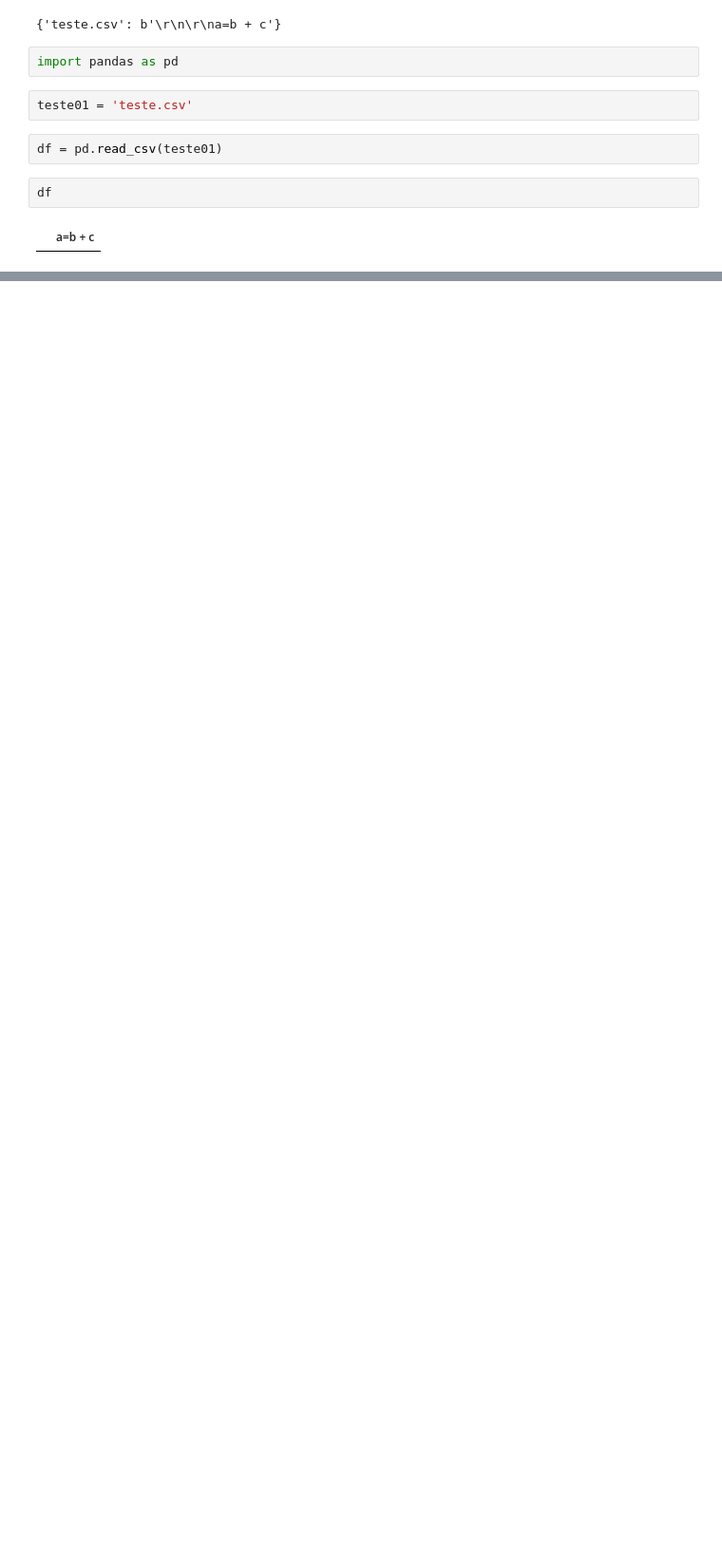
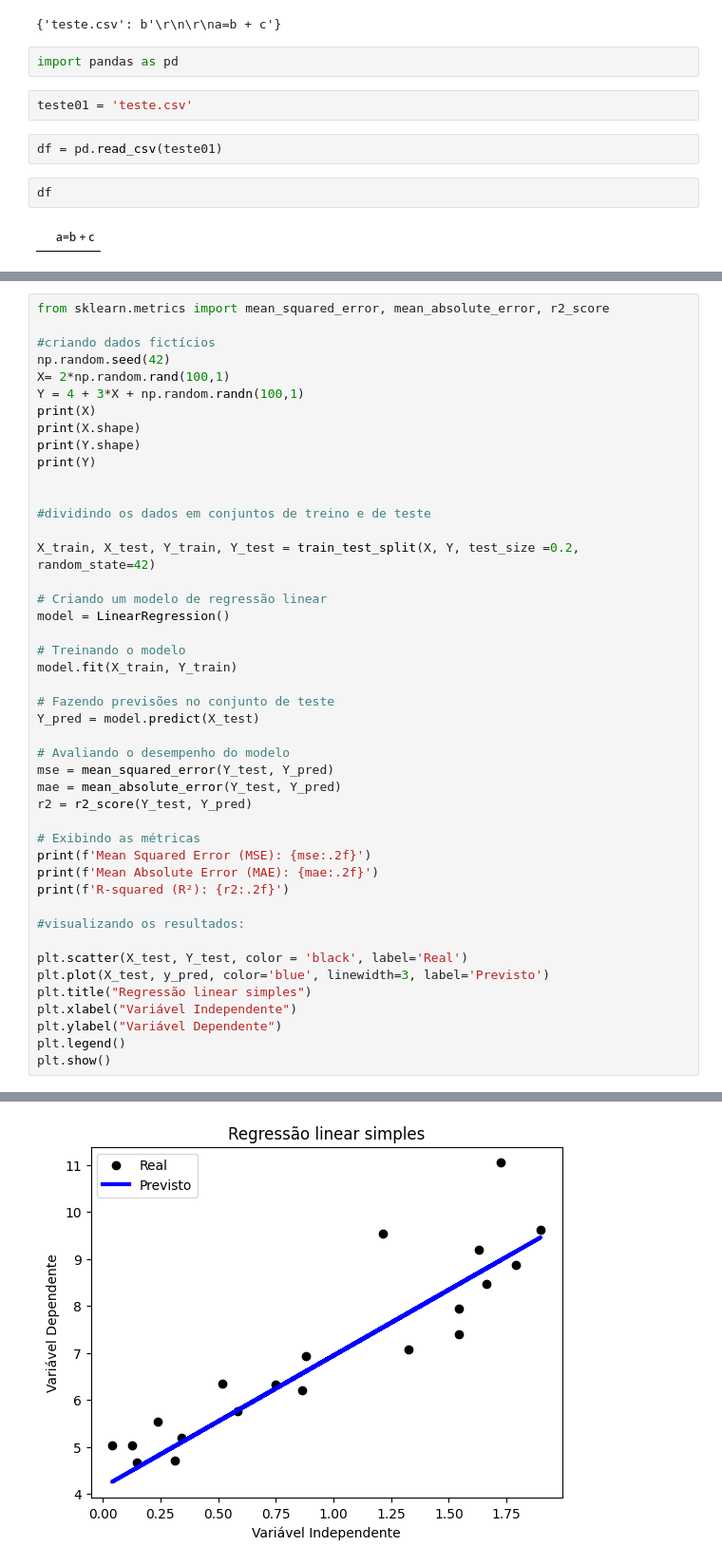
Before and after one commit to AugustoBonifacio001/AugustoBonifacio001, a Jupyter notebook: análise_de_dados.ipynb, the cells around one changed output, grey strips where cells are left out. Shown at 95% size. Cells and saved outputs as stored; diff of their text form; blank space fills up the shorter version.

```diff
--- a/análise_de_dados.ipynb
+++ b/análise_de_dados.ipynb
@@ -277,0 +322,46 @@ df
+# %%
+from sklearn.metrics import mean_squared_error, mean_absolute_error, r2_score
+
+#criando dados fictícios
+np.random.seed(42)
+X= 2*np.random.rand(100,1)
+Y = 4 + 3*X + np.random.randn(100,1)
+print(X)
+print(X.shape)
+print(Y.shape)
+print(Y)
+
+
+#dividindo os dados em conjuntos de treino e de teste
+
+X_train, X_test, Y_train, Y_test = train_test_split(X, Y, test_size =0.2, random_state=42)
+
+# Criando um modelo de regressão linear
+model = LinearRegression()
+
+# Treinando o modelo
+model.fit(X_train, Y_train)
+
+# Fazendo previsões no conjunto de teste
+Y_pred = model.predict(X_test)
+
+# Avaliando o desempenho do modelo
+mse = mean_squared_error(Y_test, Y_pred)
+mae = mean_absolute_error(Y_test, Y_pred)
+r2 = r2_score(Y_test, Y_pred)
+
+# Exibindo as métricas
+print(f'Mean Squared Error (MSE): {mse:.2f}')
+print(f'Mean Absolute Error (MAE): {mae:.2f}')
+print(f'R-squared (R²): {r2:.2f}')
+
+#visualizando os resultados:
+
+plt.scatter(X_test, Y_test, color = 'black', label='Real')
+plt.plot(X_test, y_pred, color='blue', linewidth=3, label='Previsto')
+plt.title("Regressão linear simples")
+plt.xlabel("Variável Independente")
+plt.ylabel("Variável Dependente")
+plt.legend()
+plt.show()
+# %% [output]
@@ -277,0 +385 @@ df
+[figure, added]
```
Also changed, not shown: parts of 5 cells of this notebook.
